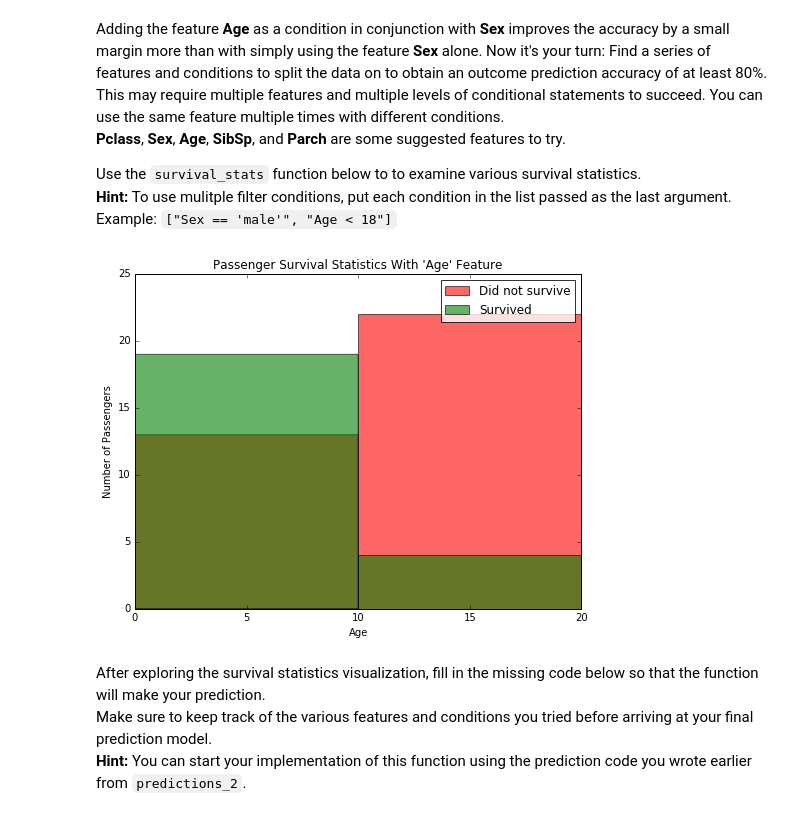
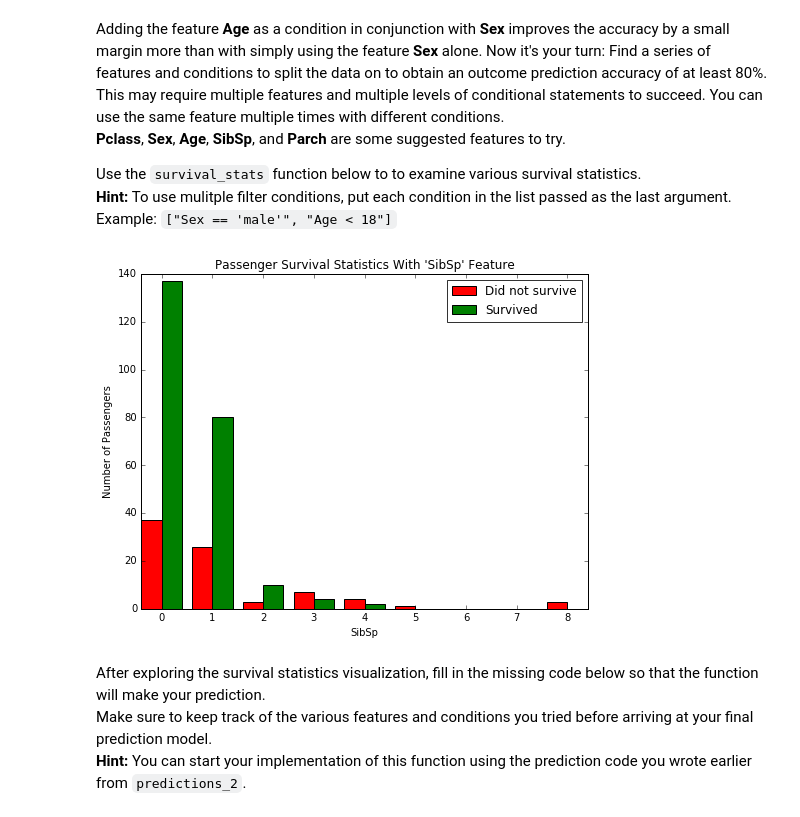
Before and after one commit to prachi1210/titanic-survival, a Jupyter notebook: titanic.ipynb, the cells around one changed output. Drawn from its saved outputs; the diff is of its cells as text; code cells hidden in the pictures.

```diff
--- a/titanic.ipynb
+++ b/titanic.ipynb
@@ -205,10 +205,10 @@ Adding the feature **Age** as a condition in conjunction with **Sex** improves t
 
 Use the `survival_stats` function below to to examine various survival statistics.
 **Hint:** To use mulitple filter conditions, put each condition in the list passed as the last argument. Example: `["Sex == 'male'", "Age < 18"]`
-# %%
-survival_stats(data, outcomes, 'Age', ["Sex == 'male'", "Age < 18"])
-# %% [output]
-[figure, removed]
+# %%
+survival_stats(data, outcomes, 'SibSp', ["Sex == 'female'" or "Age <15 " and "Pclass=3" and "Embarked != 'S' "])
+# %% [output]
+[figure, added]
 # %% [markdown]
 After exploring the survival statistics visualization, fill in the missing code below so that the function will make your prediction.
 Make sure to keep track of the various features and conditions you tried before arriving at your final prediction model.
```
Also changed, not shown: parts of 5 cells of this notebook, 2 other files.
